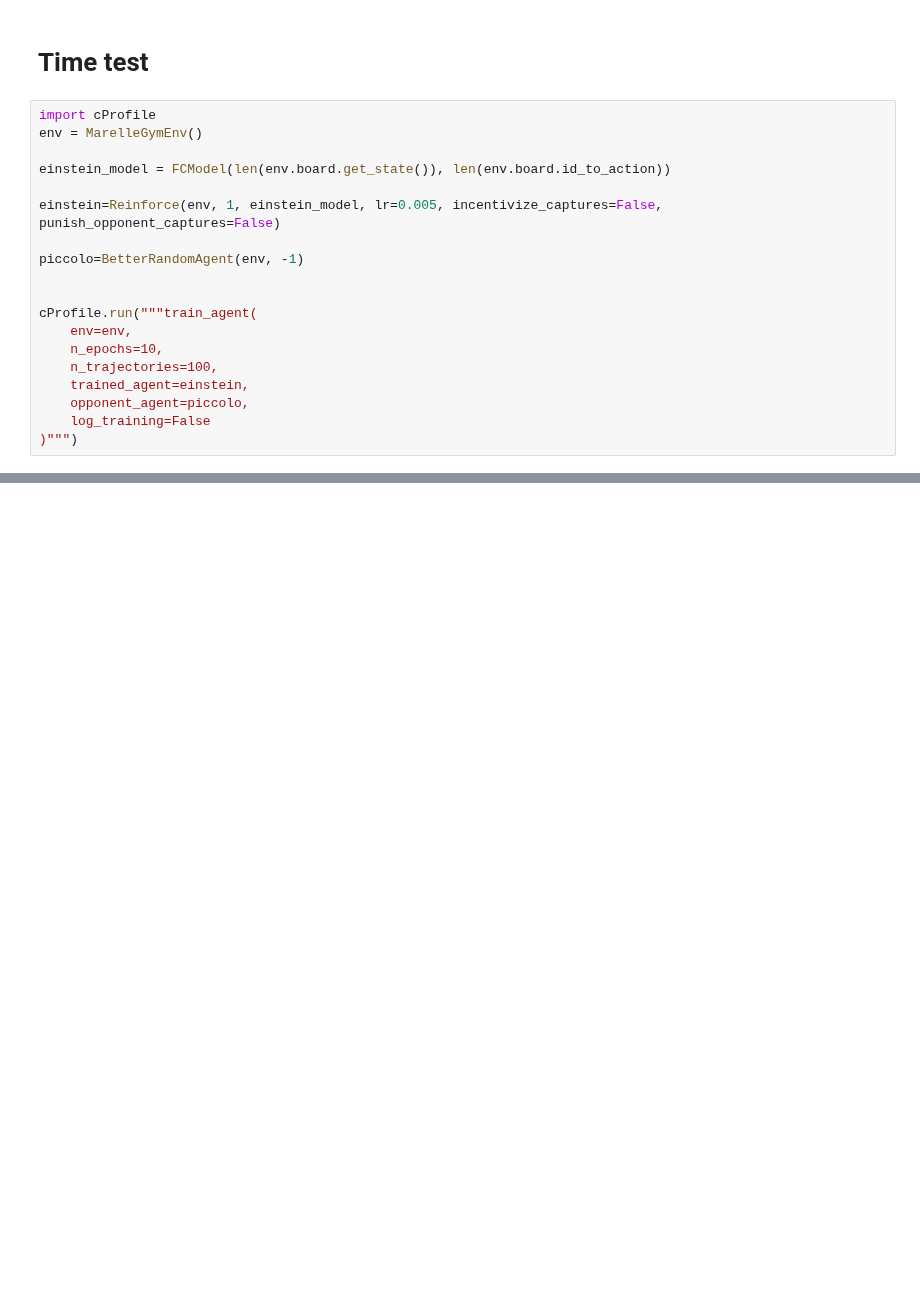
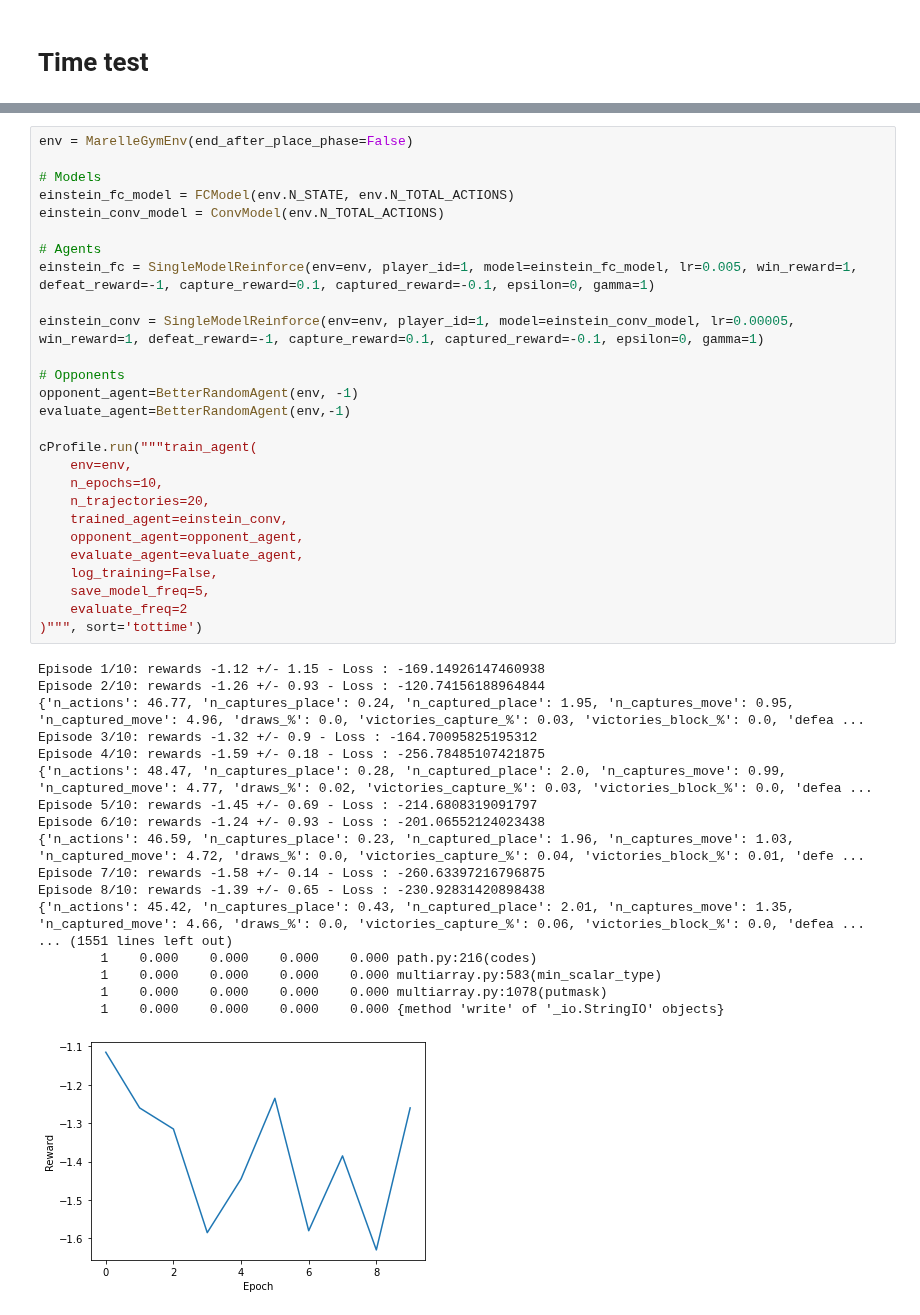
Before and after one commit to clement2323/MaRL, a Jupyter notebook: maRL_environment.ipynb, the cells around one changed output, grey strips where cells are left out. Saved outputs shown, nothing was run; the diff lists cells and outputs as text; blank space fills up the shorter version.

```diff
--- a/maRL_environment.ipynb
+++ b/maRL_environment.ipynb
@@ -273,21 +281,2 @@ print(evaluation,evaluation_2)
 # %% [markdown]
 # Time test
-# %%
-import cProfile
-env = MarelleGymEnv()
-
-einstein_model = FCModel(len(env.board.get_state()), len(env.board.id_to_action))
-
-einstein=Reinforce(env, 1, einstein_model, lr=0.005, incentivize_captures=False, punish_opponent_captures=False)
-
-piccolo=BetterRandomAgent(env, -1)
-
-
-cProfile.run("""train_agent(
-    env=env,
-    n_epochs=10,
-    n_trajectories=100,
-    trained_agent=einstein,
-    opponent_agent=piccolo,
-    log_training=False
-)""")
@@ -312,0 +283,46 @@ Episode 10/10: rewards -0.58 +/- 0.81 - Loss : -67.5904312133789
+# %%
+env = MarelleGymEnv(end_after_place_phase=False)
+
+# Models
+einstein_fc_model = FCModel(env.N_STATE, env.N_TOTAL_ACTIONS)
+einstein_conv_model = ConvModel(env.N_TOTAL_ACTIONS)
+
+# Agents
+einstein_fc = SingleModelReinforce(env=env, player_id=1, model=einstein_fc_model, lr=0.005, win_reward=1, defeat_reward=-1, capture_reward=0.1, captured_reward=-0.1, epsilon=0, gamma=1)
+
+einstein_conv = SingleModelReinforce(env=env, player_id=1, model=einstein_conv_model, lr=0.00005, win_reward=1, defeat_reward=-1, capture_reward=0.1, captured_reward=-0.1, epsilon=0, gamma=1)
+
+# Opponents
+opponent_agent=BetterRandomAgent(env, -1)
+evaluate_agent=BetterRandomAgent(env,-1)
+
+cProfile.run("""train_agent(
+    env=env,
+    n_epochs=10,
+    n_trajectories=20,
+    trained_agent=einstein_conv,
+    opponent_agent=opponent_agent,
+    evaluate_agent=evaluate_agent,
+    log_training=False,
+    save_model_freq=5,
+    evaluate_freq=2
+)""", sort='tottime')
+# %% [output]
+Episode 1/10: rewards -1.12 +/- 1.15 - Loss : -169.14926147460938
+Episode 2/10: rewards -1.26 +/- 0.93 - Loss : -120.74156188964844
+{'n_actions': 46.77, 'n_captures_place': 0.24, 'n_captured_place': 1.95, 'n_captures_move': 0.95, 'n_captured_move': 4.96, 'draws_%': 0.0, 'victories_capture_%': 0.03, 'victories_block_%': 0.0, 'defea ...
+Episode 3/10: rewards -1.32 +/- 0.9 - Loss : -164.70095825195312
+Episode 4/10: rewards -1.59 +/- 0.18 - Loss : -256.78485107421875
+{'n_actions': 48.47, 'n_captures_place': 0.28, 'n_captured_place': 2.0, 'n_captures_move': 0.99, 'n_captured_move': 4.77, 'draws_%': 0.02, 'victories_capture_%': 0.03, 'victories_block_%': 0.0, 'defea ...
+Episode 5/10: rewards -1.45 +/- 0.69 - Loss : -214.6808319091797
+Episode 6/10: rewards -1.24 +/- 0.93 - Loss : -201.06552124023438
+{'n_actions': 46.59, 'n_captures_place': 0.23, 'n_captured_place': 1.96, 'n_captures_move': 1.03, 'n_captured_move': 4.72, 'draws_%': 0.0, 'victories_capture_%': 0.04, 'victories_block_%': 0.01, 'defe ...
+Episode 7/10: rewards -1.58 +/- 0.14 - Loss : -260.63397216796875
+Episode 8/10: rewards -1.39 +/- 0.65 - Loss : -230.92831420898438
+{'n_actions': 45.42, 'n_captures_place': 0.43, 'n_captured_place': 2.01, 'n_captures_move': 1.35, 'n_captured_move': 4.66, 'draws_%': 0.0, 'victories_capture_%': 0.06, 'victories_block_%': 0.0, 'defea ...
+... (1551 lines left out)
+        1    0.000    0.000    0.000    0.000 path.py:216(codes)
+        1    0.000    0.000    0.000    0.000 multiarray.py:583(min_scalar_type)
+        1    0.000    0.000    0.000    0.000 multiarray.py:1078(putmask)
+        1    0.000    0.000    0.000    0.000 {method 'write' of '_io.StringIO' objects}
+[figure, added]
```
Also changed, not shown: parts of 11 cells of this notebook, 3 other files.
